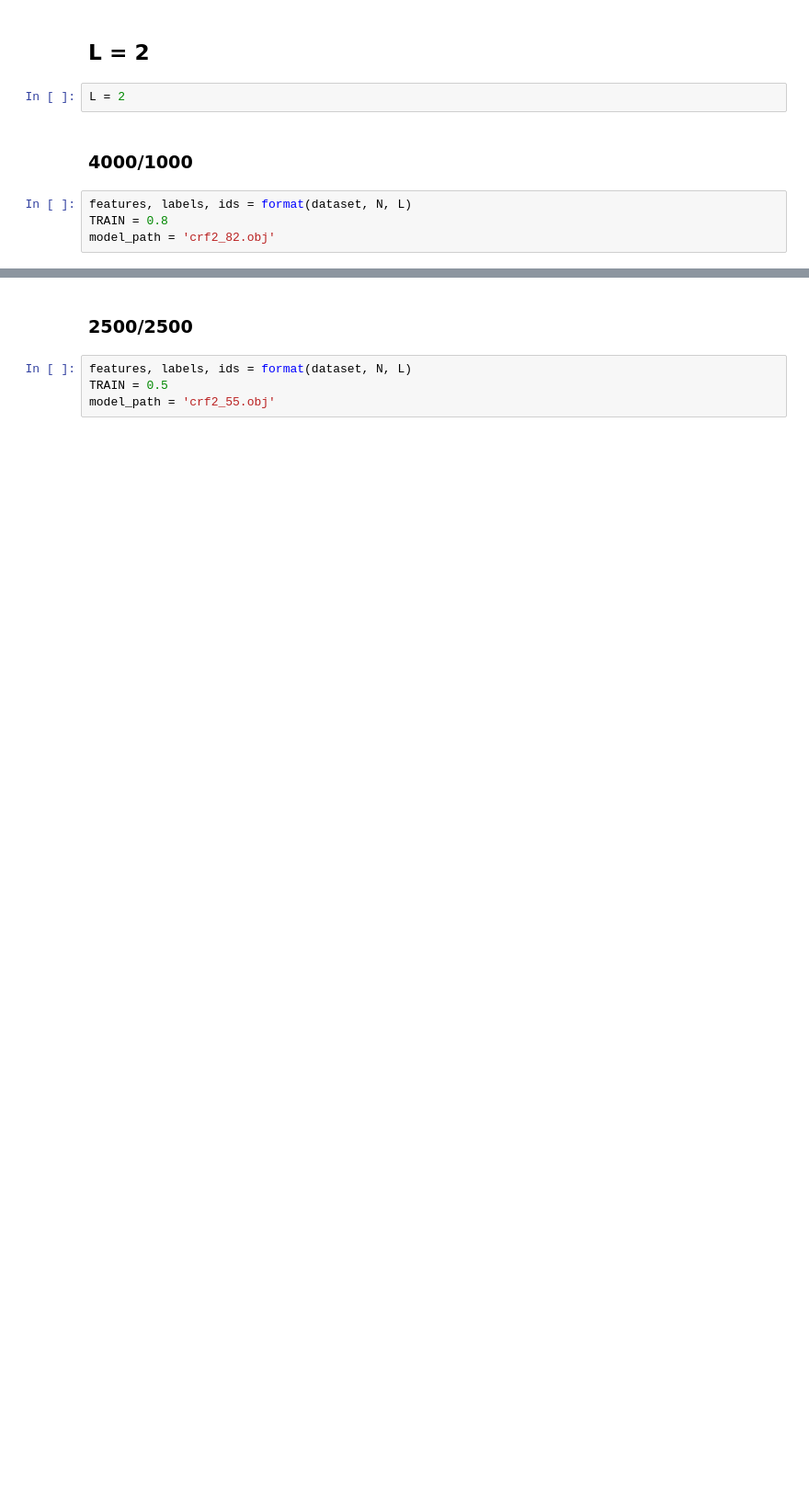
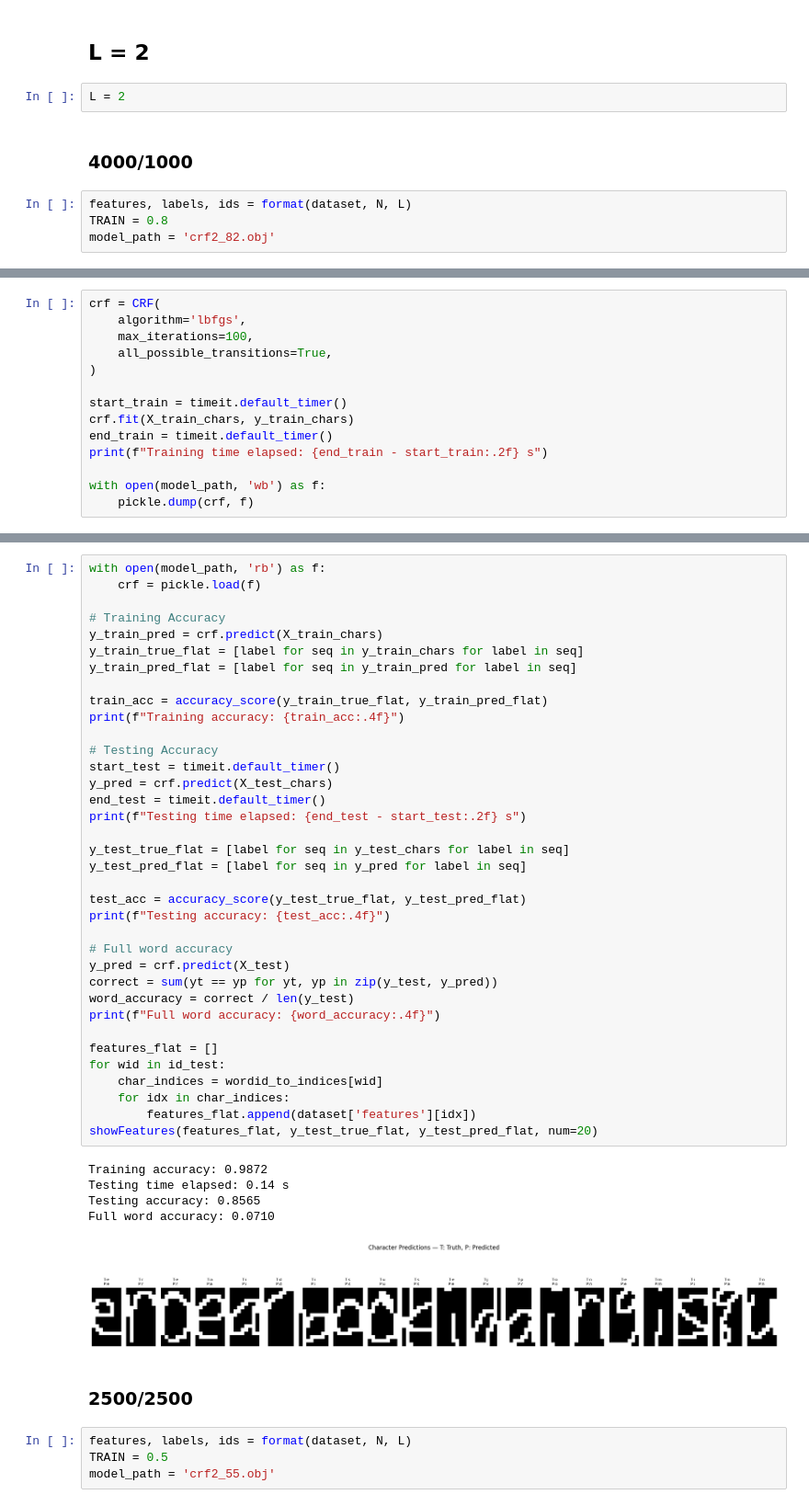
Before and after one commit to ryanyychen/cogs185-final-project, a Jupyter notebook: crf.ipynb, the cells around one changed output, grey strips where cells are left out. Shown at 92% size. Saved outputs shown, nothing was run; the diff lists cells and outputs as text; blank space fills up the shorter version.

```diff
--- a/crf.ipynb
+++ b/crf.ipynb
@@ -431,0 +406,14 @@ Full word accuracy: 0.4590
+# %%
+crf = CRF(
+    algorithm='lbfgs',
+    max_iterations=100,
+    all_possible_transitions=True,
+)
+
+start_train = timeit.default_timer()
+crf.fit(X_train_chars, y_train_chars)
+end_train = timeit.default_timer()
+print(f"Training time elapsed: {end_train - start_train:.2f} s")
+
+with open(model_path, 'wb') as f:
+    pickle.dump(crf, f)
@@ -432,3 +422,45 @@ Full word accuracy: 0.4590
+# %%
+with open(model_path, 'rb') as f:
+    crf = pickle.load(f)
+
+# Training Accuracy
+y_train_pred = crf.predict(X_train_chars)
+y_train_true_flat = [label for seq in y_train_chars for label in seq]
+y_train_pred_flat = [label for seq in y_train_pred for label in seq]
+
+train_acc = accuracy_score(y_train_true_flat, y_train_pred_flat)
+print(f"Training accuracy: {train_acc:.4f}")
+
+# Testing Accuracy
+start_test = timeit.default_timer()
+y_pred = crf.predict(X_test_chars)
+end_test = timeit.default_timer()
+print(f"Testing time elapsed: {end_test - start_test:.2f} s")
+
+y_test_true_flat = [label for seq in y_test_chars for label in seq]
+y_test_pred_flat = [label for seq in y_pred for label in seq]
+
+test_acc = accuracy_score(y_test_true_flat, y_test_pred_flat)
+print(f"Testing accuracy: {test_acc:.4f}")
+
+# Full word accuracy
+y_pred = crf.predict(X_test)
+correct = sum(yt == yp for yt, yp in zip(y_test, y_pred))
+word_accuracy = correct / len(y_test)
+print(f"Full word accuracy: {word_accuracy:.4f}")
+
+features_flat = []
+for wid in id_test:
+    char_indices = wordid_to_indices[wid]
+    for idx in char_indices:
+        features_flat.append(dataset['features'][idx])
+showFeatures(features_flat, y_test_true_flat, y_test_pred_flat, num=20)
+# %% [output]
+Training accuracy: 0.9872
+Testing time elapsed: 0.14 s
+Testing accuracy: 0.8565
+Full word accuracy: 0.0710
+[figure, added]
 # %% [markdown]
 ### 2500/2500
 # %%
```
Also changed, not shown: parts of 50 cells of this notebook, 18 other files.
